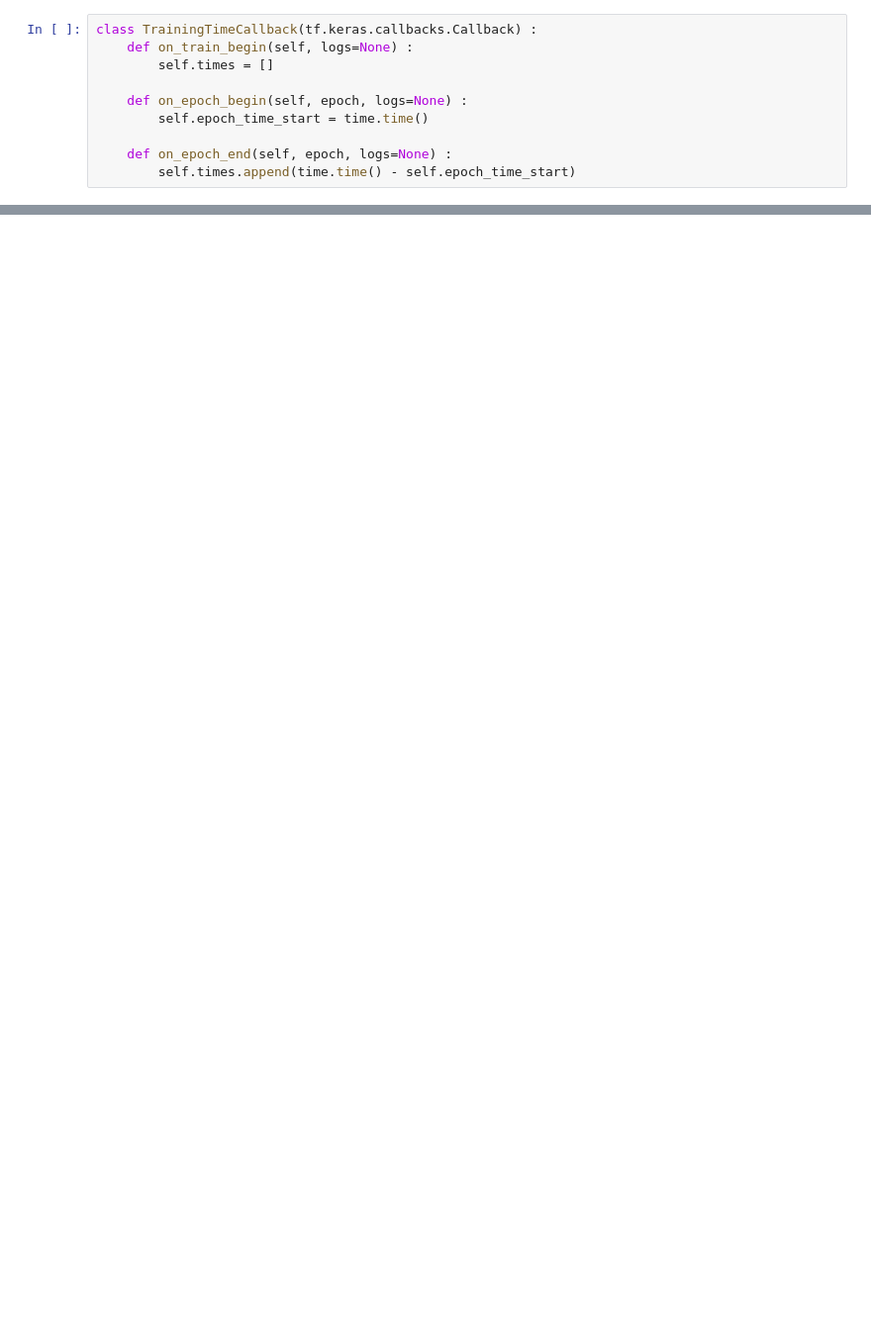
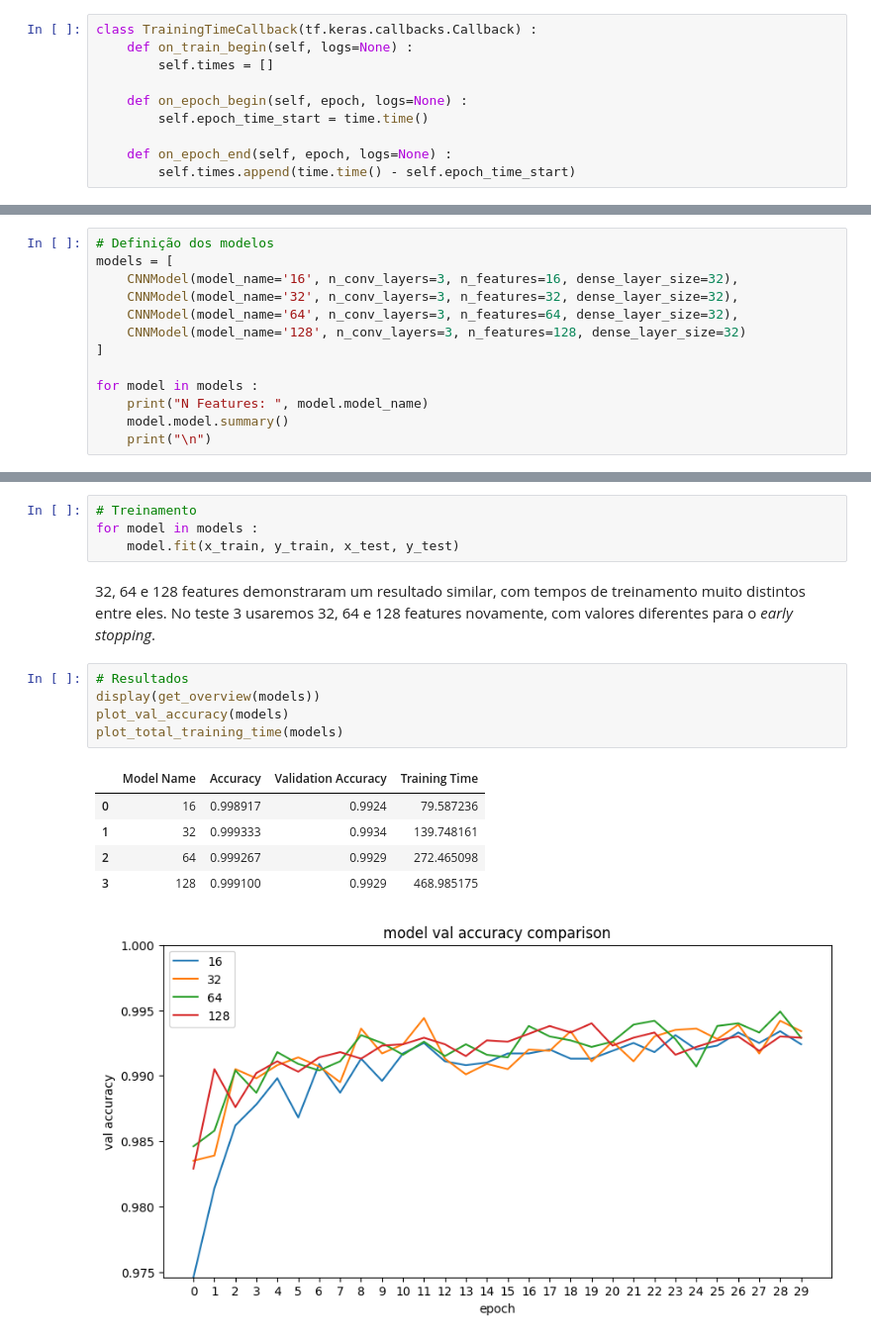
Before and after one commit to LucasSchurer/MNIST, a Jupyter notebook: mnist.ipynb, the cells around one changed output, grey strips where cells are left out. Shown at 99% size. Cells and saved outputs as stored; diff of their text form; blank space fills up the shorter version.

```diff
--- a/mnist.ipynb
+++ b/mnist.ipynb
@@ -73,0 +224,13 @@ class CNNModel() :
+# %%
+# Definição dos modelos
+models = [
+    CNNModel(model_name='16', n_conv_layers=3, n_features=16, dense_layer_size=32),
+    CNNModel(model_name='32', n_conv_layers=3, n_features=32, dense_layer_size=32),
+    CNNModel(model_name='64', n_conv_layers=3, n_features=64, dense_layer_size=32),
+    CNNModel(model_name='128', n_conv_layers=3, n_features=128, dense_layer_size=32)
+]
+
+for model in models :
+    print("N Features: ", model.model_name)
+    model.model.summary()
+    print("\n")
@@ -73,0 +255,18 @@ class CNNModel() :
+# %%
+# Treinamento
+for model in models :
+    model.fit(x_train, y_train, x_test, y_test)
+# %% [markdown]
+32, 64 e 128 features demonstraram um resultado similar, com tempos de treinamento muito distintos entre eles. No teste 3 usaremos 32, 64 e 128 features novamente, com valores diferentes para o *early stopping*.
+# %%
+# Resultados
+display(get_overview(models))
+plot_val_accuracy(models)
+plot_total_training_time(models)
+# %% [output]
+|  | Model Name | Accuracy | Validation Accuracy | Training Time |
+| 0 | 16 | 0.998917 | 0.9924 | 79.587236 |
+| 1 | 32 | 0.999333 | 0.9934 | 139.748161 |
+| 2 | 64 | 0.999267 | 0.9929 | 272.465098 |
+| 3 | 128 | 0.999100 | 0.9929 | 468.985175 |
+[figure, added]
```
Also changed, not shown: parts of 38 cells of this notebook.
